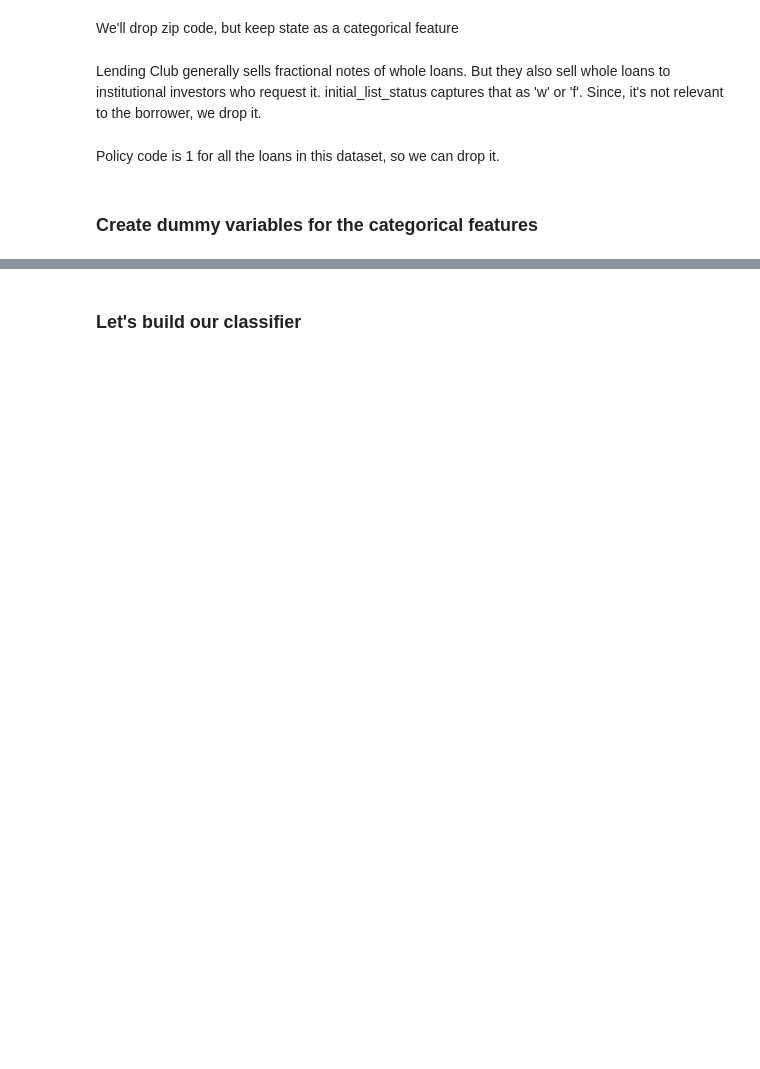
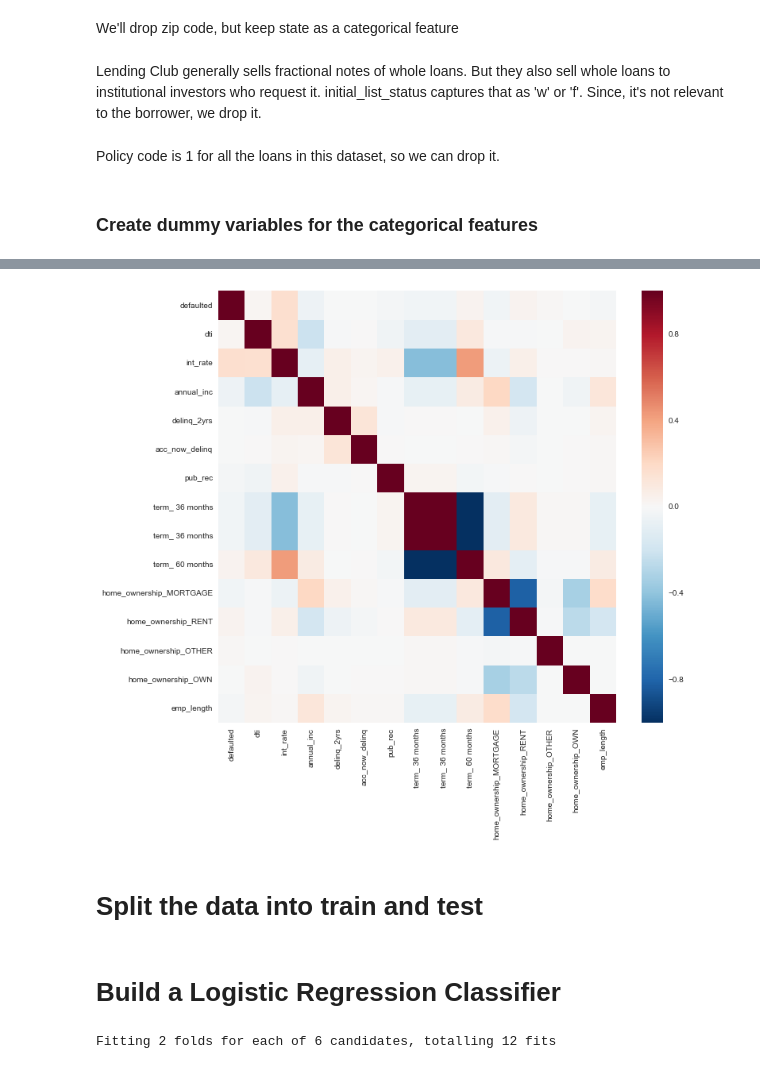
Before and after one commit to anishb/lending_club_analysis, a Jupyter notebook: Lending Club Kaggle Analysis.ipynb, the cells around one changed output, grey strips where cells are left out. Saved outputs shown, nothing was run; the diff lists cells and outputs as text; code cells hidden in the pictures; blank space fills up the shorter version.

```diff
--- a/Lending Club Kaggle Analysis.ipynb
+++ b/Lending Club Kaggle Analysis.ipynb
@@ -270,4 +303,6 @@ loans['acc_now_delinq_range'] = loans.acc_now_delinq.apply(bucketize_current_del
 sns.factorplot(x='acc_now_delinq_range', y='defaulted', kind='bar', data = loans, aspect=2);
 # %% [output]
 [figure]
+# %%
+loans.drop('acc_now_delinq_range', axis=1, inplace=True)
 # %% [markdown]
@@ -304,5 +366,5 @@ loans[loans.mths_since_last_record.isnull() & (loans.pub_rec > 0)].shape
 # %%
-loans.mths_since_last_record.fillna(value=1000000, inplace=True)
+loans.mths_since_last_record.fillna(value=360, inplace=True)
 # %% [markdown]
 Derogatories are public records or loans which have been delinquent for more than 90 days. mths_since_last_major_derog is the number of months since the last derogatory record. Since it's missing for most loans, we set it to the max of the column.
 # %%
@@ -362,5 +431,3 @@ Since sub_grade encapsulates already captures grade, we can drop it.
-# %%
-loans.drop('grade', axis=1, inplace=True)
 # %% [markdown]
 Drop all the columns that are dates.
 # %%
@@ -401,6 +484,6 @@ loans.shape
 # %%
-categorical_features = ['term', 'sub_grade', 'home_ownership', 'verification_status', 'pymnt_plan', 'purpose',
-                       'addr_state', 'application_type', 'verification_status_joint']
+categorical_features = ['term', 'grade', 'sub_grade', 'home_ownership', 'verification_status', 'pymnt_plan',
+                        'purpose', 'addr_state', 'application_type', 'verification_status_joint']
 loans = pd.get_dummies(loans, columns=categorical_features)
 # %%
 loans.shape
@@ -407,6 +492,27 @@ loans.shape
-# %% [markdown]
-### Let's build our classifier
+# %%
+# DOES NOT PROVIDE MUCH INSIGHT
+columns = ['defaulted', 'dti', 'int_rate', 'annual_inc', 'delinq_2yrs', 'acc_now_delinq', 'pub_rec', 'term_ 36 months',
+          'term_ 36 months', 'term_ 60 months', 'home_ownership_MORTGAGE', 'home_ownership_RENT',
+           'home_ownership_OTHER', 'home_ownership_OWN', 'emp_length']
+correlations = loans[columns].corr()
+fig, ax = plt.subplots(figsize=(10,10))
+sns.heatmap(correlations, ax=ax);
+# %% [output]
+[figure, added]
+# %% [markdown]
+# Split the data into train and test
 # %%
 X = loans.drop('defaulted', axis=1)
 y = loans['defaulted']
 X_train, X_test, y_train, y_test = train_test_split(X, y, test_size=0.2, random_state=42)
+# %% [markdown]
+# Build a Logistic Regression Classifier
+# %%
+# Try using C values from 1e-10 to 1e10 and penalty of either l1 or l2
+#param_grid = {'C': [1 * math.pow(10, x) for x in range(-10, 10)], 'penalty': ['l1', 'l2']}
+param_grid = {'C': [1e-10, 1.0, 1000000000.0], 'penalty': ['l1', 'l2']}
+cv = StratifiedKFold(2, shuffle=True, random_state=42)
+logreg_cv = GridSearchCV(LogisticRegression(), param_grid, cv=cv, scoring='roc_auc', verbose=1)
+logreg_cv.fit(X_train, y_train)
+# %% [output]
+Fitting 2 folds for each of 6 candidates, totalling 12 fits
```
Also changed, not shown: parts of 30 cells of this notebook.
